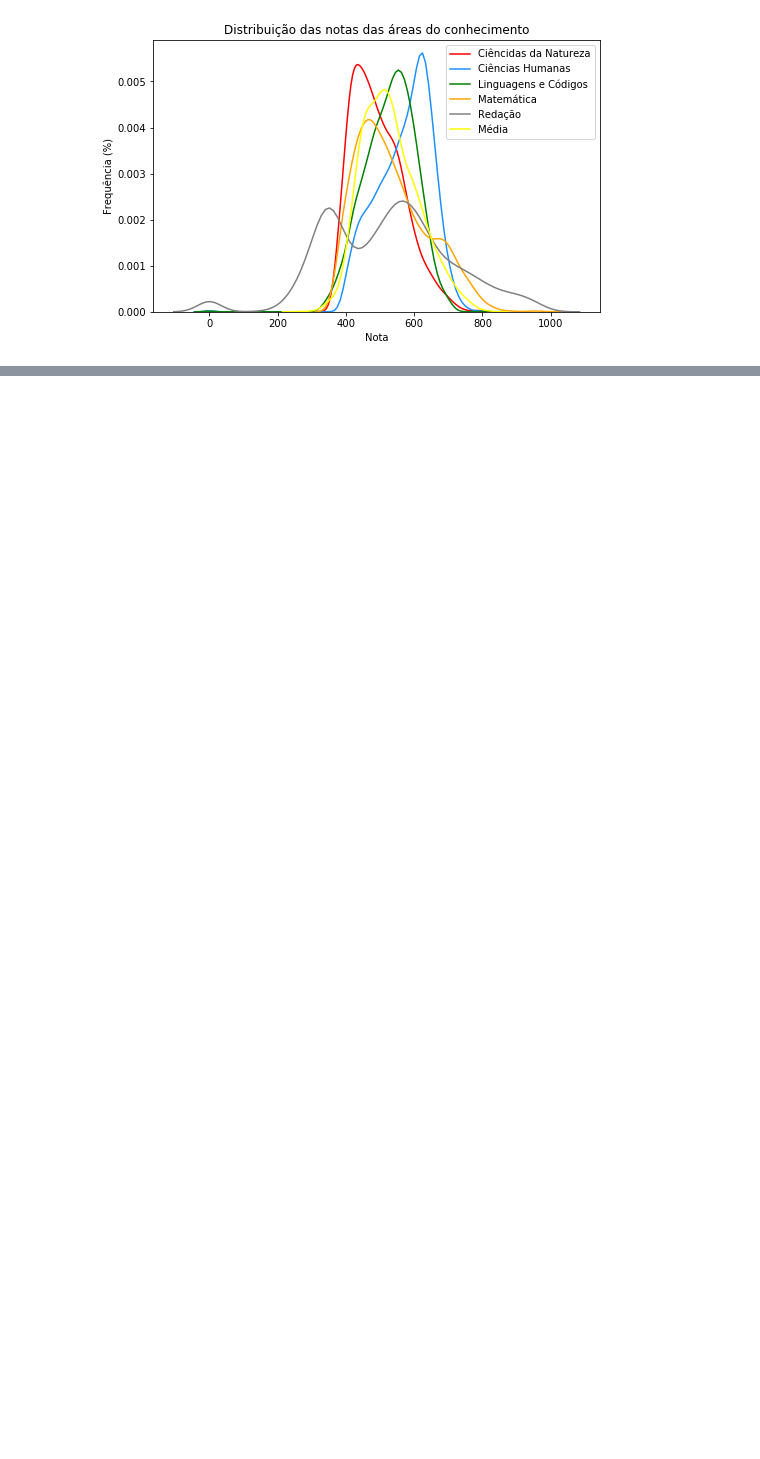
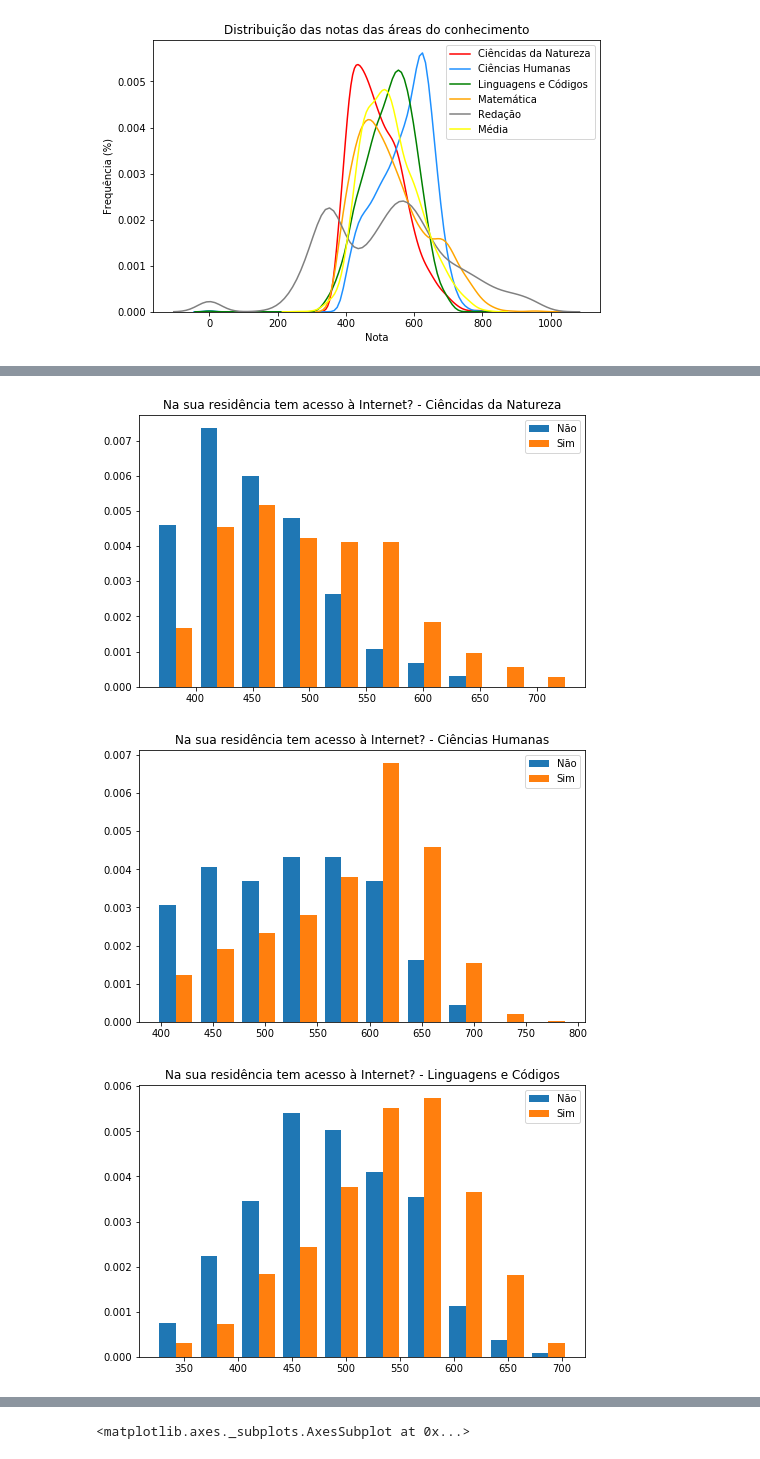
Before and after one commit to barbaragribeiro/enem-data-analysis, a Jupyter notebook: analise_notas_geral.ipynb, the cells around one changed output, grey strips where cells are left out. Saved outputs shown, nothing was run; the diff lists cells and outputs as text; code cells hidden in the pictures; blank space fills up the shorter version.

```diff
--- a/analise_notas_geral.ipynb
+++ b/analise_notas_geral.ipynb
@@ -98,0 +120,16 @@ plt.show()
+# %%
+labels = ['Ciêncidas da Natureza', 'Ciências Humanas', 'Linguagens e Códigos', 'Matemática', 'Redação', 'Média']
+columns = ['NU_NOTA_CN', 'NU_NOTA_CH', 'NU_NOTA_LC', 'NU_NOTA_MT','NU_NOTA_REDACAO', 'Media']
+for i in range(len(dfs)):
+    plt.hist([dfCorr[dfCorr['Q025'] == 1][columns[i]],dfCorr[dfCorr['Q025'] == 2][columns[i]]], label=['Não', 'Sim'], density=True)
+    plt.legend(loc='upper right')
+    plt.title('Na sua residência tem acesso à Internet? - '+labels[i])
+    plt.show()
+
+#Passar isso para o outro notebook?
+sns.distplot(dfCorr[dfCorr['Q025'] == 1]['NU_NOTA_REDACAO'], color = 'red', hist = False, label = 'Sem Acesso à Internet')
+sns.distplot(dfCorr[dfCorr['Q025'] == 2]['NU_NOTA_REDACAO'], color = 'blue', hist = False, label = 'Com Acesso à Internet')
+# %% [output]
+[figure, added]
+[figure, added]
+[figure, added]
@@ -98,0 +139 @@ plt.show()
+<matplotlib.axes._subplots.AxesSubplot at 0x...>
```
Also changed, not shown: parts of 8 cells of this notebook.
